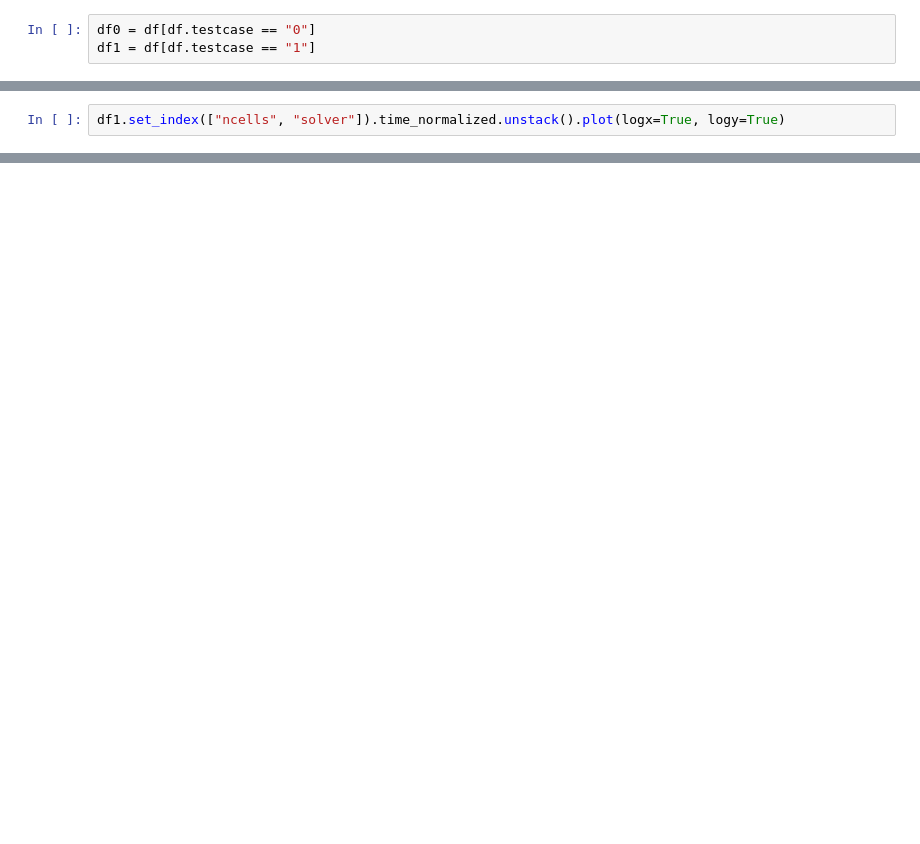
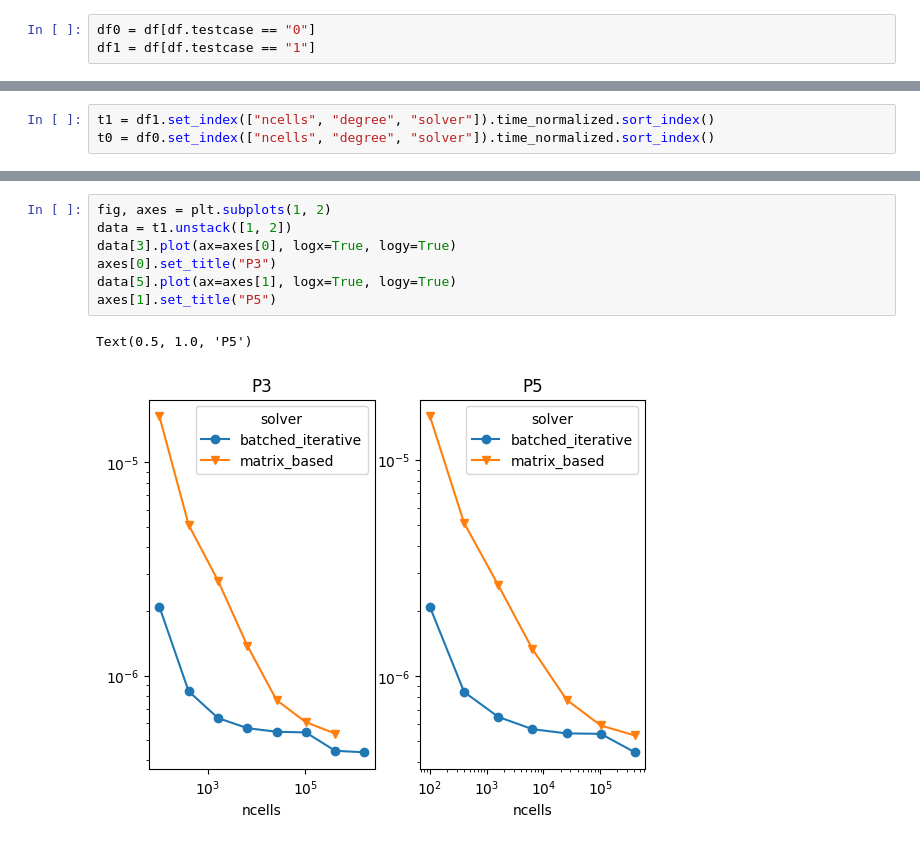
Before and after one commit to MarcelKoch/data-analysis, a Jupyter notebook: cse-batched/testing.ipynb, the cells around one changed output, grey strips where cells are left out. Saved outputs shown, nothing was run; the diff lists cells and outputs as text; blank space fills up the shorter version.

```diff
--- a/cse-batched/testing.ipynb
+++ b/cse-batched/testing.ipynb
@@ -73,2 +83,0 @@ df0.set_index(["ncells", "solver"]).time_normalized.unstack().plot(logx=True, lo
-# %%
-df1.set_index(["ncells", "solver"]).time_normalized.unstack().plot(logx=True, logy=True)
@@ -77,0 +84,3 @@ df1.set_index(["ncells", "solver"]).time_normalized.unstack().plot(logx=True, lo
+# %%
+t1 = df1.set_index(["ncells", "degree", "solver"]).time_normalized.sort_index()
+t0 = df0.set_index(["ncells", "degree", "solver"]).time_normalized.sort_index()
@@ -77,0 +100,10 @@ df1.set_index(["ncells", "solver"]).time_normalized.unstack().plot(logx=True, lo
+# %%
+fig, axes = plt.subplots(1, 2)
+data = t1.unstack([1, 2])
+data[3].plot(ax=axes[0], logx=True, logy=True)
+axes[0].set_title("P3")
+data[5].plot(ax=axes[1], logx=True, logy=True)
+axes[1].set_title("P5")
+# %% [output]
+Text(0.5, 1.0, 'P5')
+[figure, added]
```
Also changed, not shown: parts of 11 cells of this notebook.
